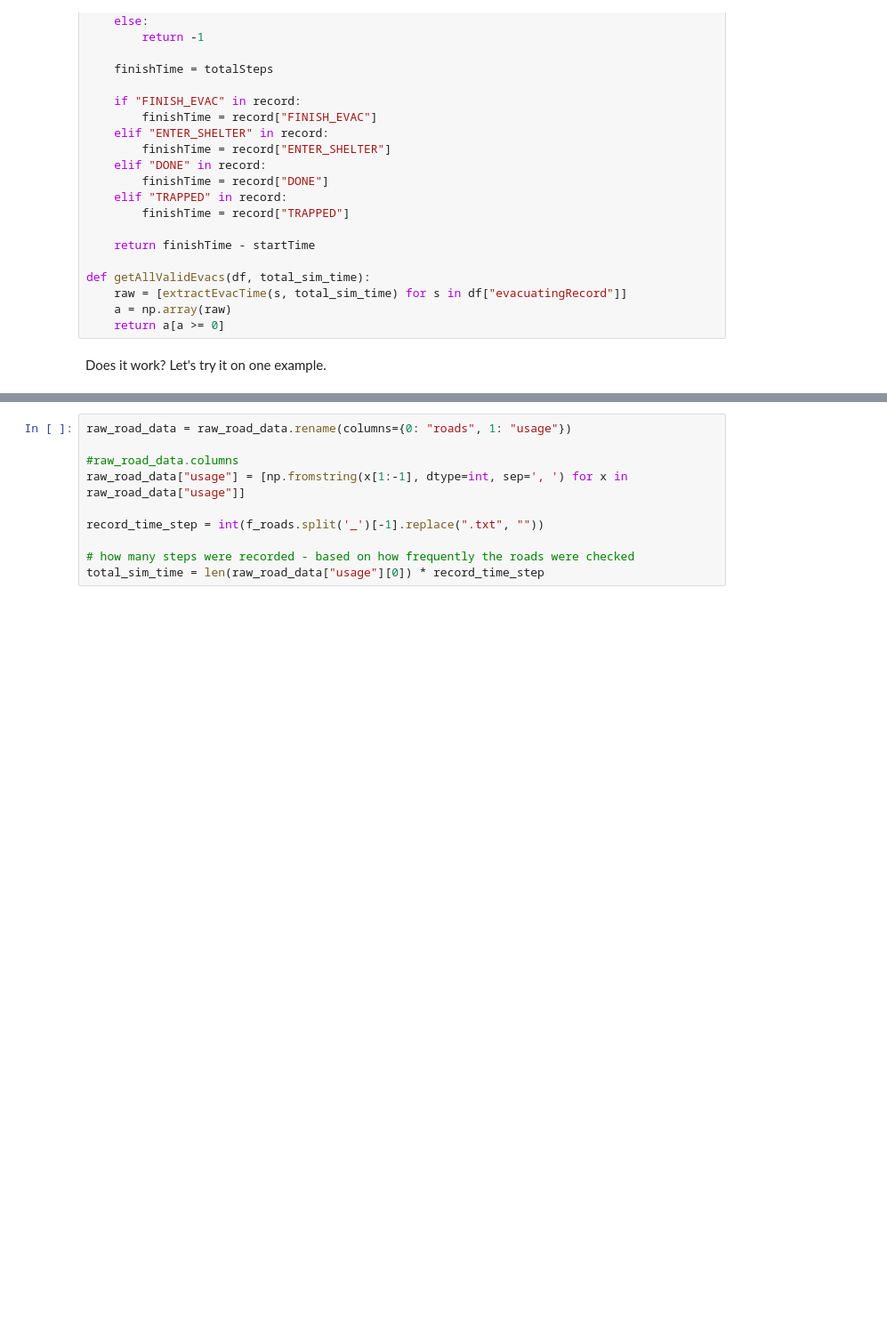
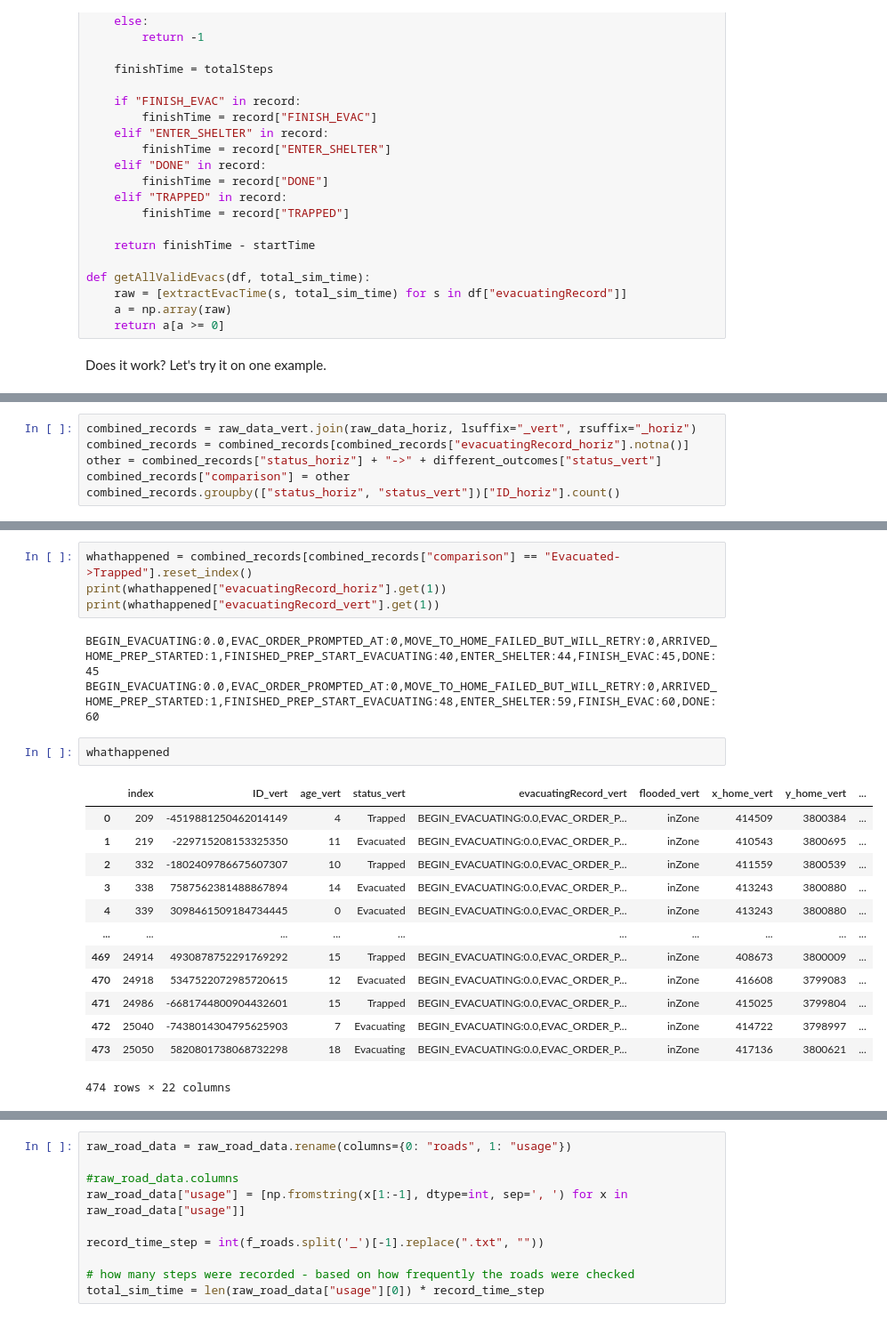
Before and after one commit to swise5/SETOSim, a Jupyter notebook: src/python/TakamatsuTsunami2026.ipynb, the cells around one changed output, grey strips where cells are left out. Shown at 89% size. Saved outputs shown, nothing was run; the diff lists cells and outputs as text; blank space fills up the shorter version.

```diff
--- a/src/python/TakamatsuTsunami2026.ipynb
+++ b/src/python/TakamatsuTsunami2026.ipynb
@@ -101,0 +124,6 @@ total_sim_time = 60
+# %%
+combined_records = raw_data_vert.join(raw_data_horiz, lsuffix="_vert", rsuffix="_horiz")
+combined_records = combined_records[combined_records["evacuatingRecord_horiz"].notna()]
+other = combined_records["status_horiz"] + "->" + different_outcomes["status_vert"]
+combined_records["comparison"] = other
+combined_records.groupby(["status_horiz", "status_vert"])["ID_horiz"].count()
@@ -101,0 +143,23 @@ total_sim_time = 60
+# %%
+whathappened = combined_records[combined_records["comparison"] == "Evacuated->Trapped"].reset_index()
+print(whathappened["evacuatingRecord_horiz"].get(1))
+print(whathappened["evacuatingRecord_vert"].get(1))
+# %% [output]
+BEGIN_EVACUATING:0.0,EVAC_ORDER_PROMPTED_AT:0,MOVE_TO_HOME_FAILED_BUT_WILL_RETRY:0,ARRIVED_HOME_PREP_STARTED:1,FINISHED_PREP_START_EVACUATING:40,ENTER_SHELTER:44,FINISH_EVAC:45,DONE:45
+BEGIN_EVACUATING:0.0,EVAC_ORDER_PROMPTED_AT:0,MOVE_TO_HOME_FAILED_BUT_WILL_RETRY:0,ARRIVED_HOME_PREP_STARTED:1,FINISHED_PREP_START_EVACUATING:48,ENTER_SHELTER:59,FINISH_EVAC:60,DONE:60
+# %%
+whathappened
+# %% [output]
+|  | index | ID_vert | age_vert | status_vert | evacuatingRecord_vert | flooded_vert | x_home_vert | y_home_vert | ... |
+| 0 | 209 | -4519881250462014149 | 4 | Trapped | BEGIN_EVACUATING:0.0,EVAC_ORDER_P... | inZone | 414509 | 3800384 | ... |
+| 1 | 219 | -229715208153325350 | 11 | Evacuated | BEGIN_EVACUATING:0.0,EVAC_ORDER_P... | inZone | 410543 | 3800695 | ... |
+| 2 | 332 | -1802409786675607307 | 10 | Trapped | BEGIN_EVACUATING:0.0,EVAC_ORDER_P... | inZone | 411559 | 3800539 | ... |
+| 3 | 338 | 7587562381488867894 | 14 | Evacuated | BEGIN_EVACUATING:0.0,EVAC_ORDER_P... | inZone | 413243 | 3800880 | ... |
+| 4 | 339 | 3098461509184734445 | 0 | Evacuated | BEGIN_EVACUATING:0.0,EVAC_ORDER_P... | inZone | 413243 | 3800880 | ... |
+| ... | ... | ... | ... | ... | ... | ... | ... | ... | ... |
+| 469 | 24914 | 4930878752291769292 | 15 | Trapped | BEGIN_EVACUATING:0.0,EVAC_ORDER_P... | inZone | 408673 | 3800009 | ... |
+| 470 | 24918 | 5347522072985720615 | 12 | Evacuated | BEGIN_EVACUATING:0.0,EVAC_ORDER_P... | inZone | 416608 | 3799083 | ... |
+| 471 | 24986 | -6681744800904432601 | 15 | Trapped | BEGIN_EVACUATING:0.0,EVAC_ORDER_P... | inZone | 415025 | 3799804 | ... |
+| 472 | 25040 | -7438014304795625903 | 7 | Evacuating | BEGIN_EVACUATING:0.0,EVAC_ORDER_P... | inZone | 414722 | 3798997 | ... |
+| 473 | 25050 | 5820801738068732298 | 18 | Evacuating | BEGIN_EVACUATING:0.0,EVAC_ORDER_P... | inZone | 417136 | 3800621 | ... |
+474 rows × 22 columns
```
Also changed, not shown: parts of 23 cells of this notebook, 1 other file.
